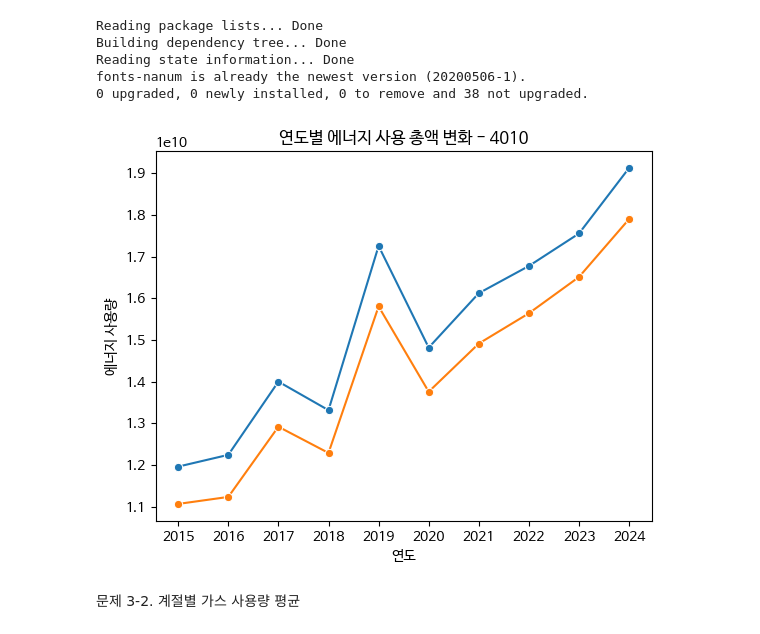
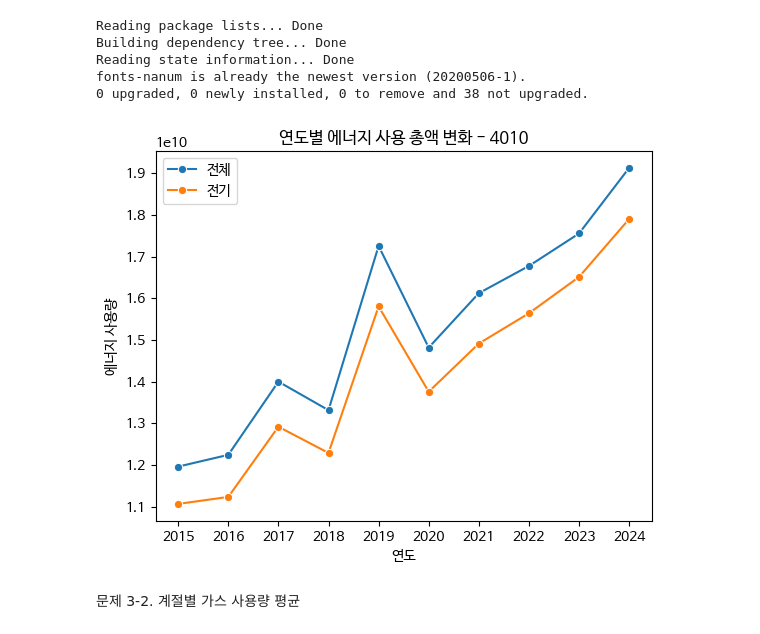
Before and after one commit to shyoonCS/DataAnalysis, a Jupyter notebook: Report202502.ipynb, the cells around one changed output. Saved outputs shown, nothing was run; the diff lists cells and outputs as text; code cells hidden in the pictures.

```diff
--- a/Report202502.ipynb
+++ b/Report202502.ipynb
@@ -126,26 +126,26 @@ fonts-nanum is already the newest version (20200506-1).
 # %%
 import matplotlib.pyplot as plt
 import seaborn as sns #matplotlib 확장
 
 df['EUS'] = pd.to_numeric(df['EUS'])
 df['GUS'] = pd.to_numeric(df['GUS'])
 df['WUS'] = pd.to_numeric(df['WUS'])
 df['HUS'] = pd.to_numeric(df['HUS'])
 df['TOTAL'] = df['EUS'] + df['GUS'] + df['WUS'] + df['HUS']
 df_total = df.groupby('YEAR')[['TOTAL','EUS','GUS','WUS','HUS']].sum()
 #print(df_total)
 df.to_excel('data.xlsx', index=False)
 df_total.to_excel('total.xlsx')
 
 #plt.figure(figsize=(12, 6))
-sns.lineplot(data=df_total, x='YEAR', y='TOTAL', marker='o')
-sns.lineplot(data=df_total, x='YEAR', y='EUS', marker='o')
+sns.lineplot(data=df_total, x='YEAR', y='TOTAL', marker='o',label='전체')
+sns.lineplot(data=df_total, x='YEAR', y='EUS', marker='o', label='전기')
 plt.title("연도별 에너지 사용 총액 변화 - 4010")
 plt.xlabel("연도")
 plt.ylabel("에너지 사용량")
 plt.show()
 # %% [output]
-[figure, old version]
+[figure, new version]
 # %% [markdown]
  문제 3-2. 계절별 가스 사용량 평균
 # %%
```
Also changed, not shown: parts of 8 cells of this notebook.
